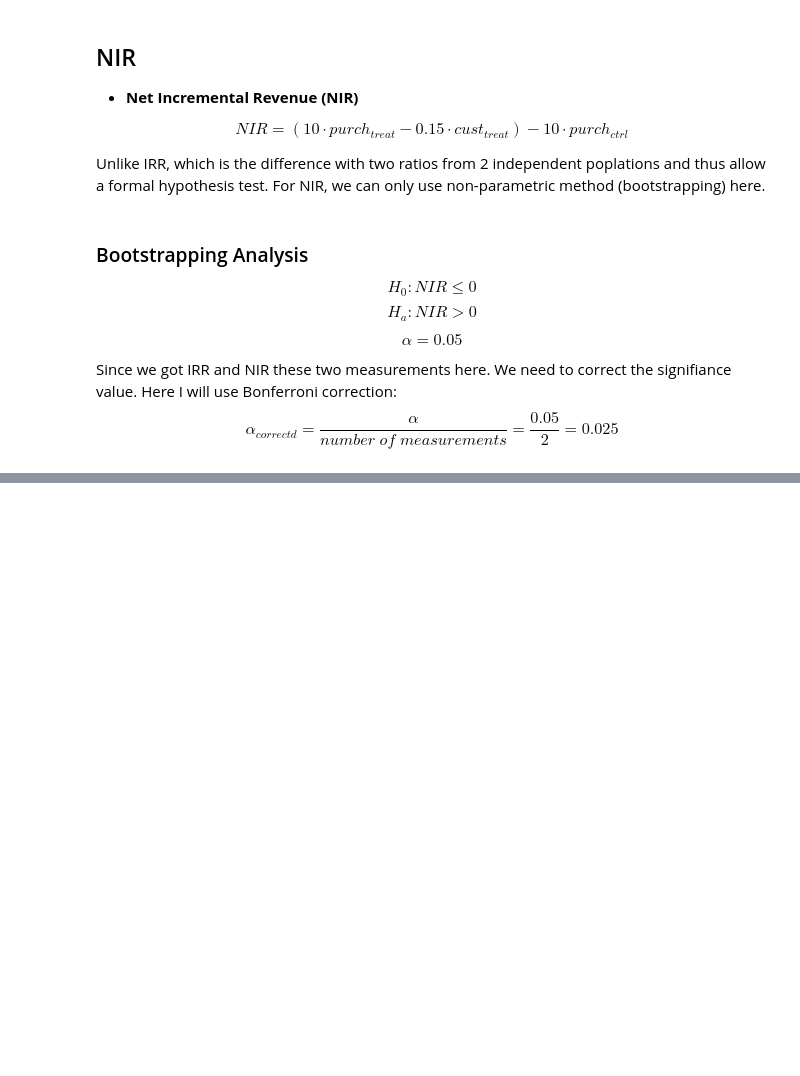
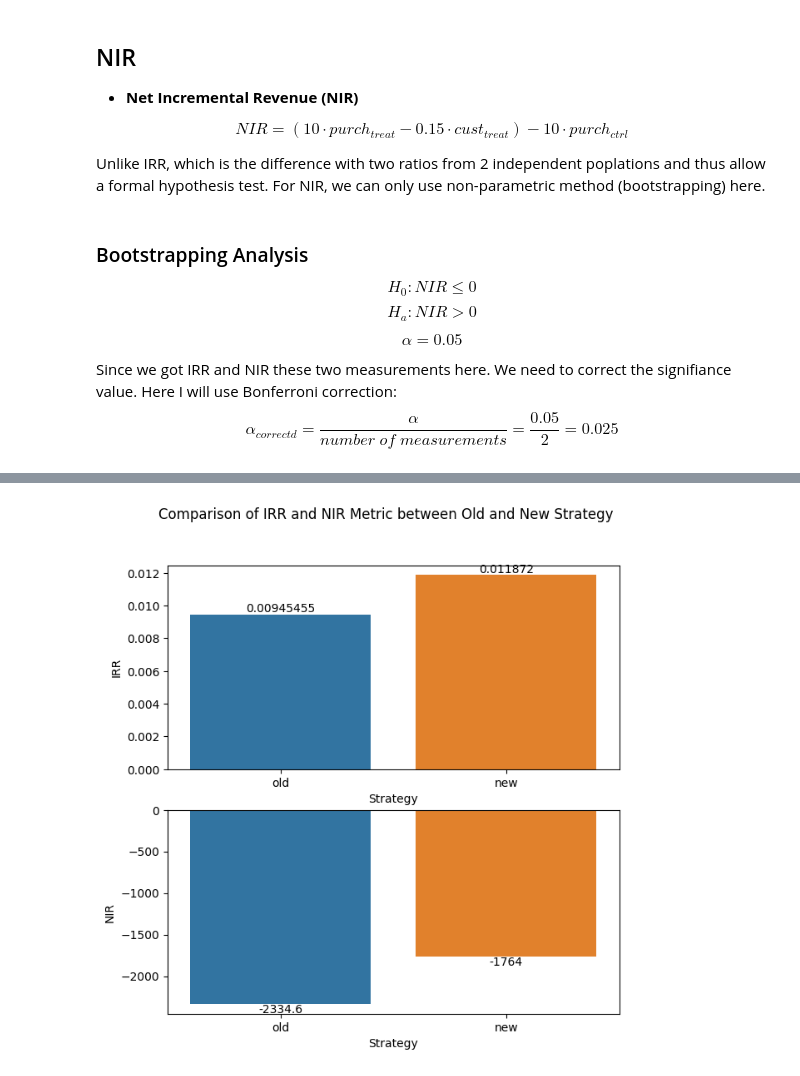
Before and after one commit to zhukuixi/Udacity_DataScientistNanoDegree, a Jupyter notebook: “Starbucks_ipynb”的副本.ipynb, the cells around one changed output, grey strips where cells are left out. Saved outputs shown, nothing was run; the diff lists cells and outputs as text; code cells hidden in the pictures; blank space fills up the shorter version.

```diff
--- a/“Starbucks_ipynb”的副本.ipynb
+++ b/“Starbucks_ipynb”的副本.ipynb
@@ -491,0 +529,23 @@ We can see that the confidence interval does not include any positive values. Th
+# %%
+def tuneRFmodel(X,y):
+  clf = RandomForestClassifier(class_weight='balanced_subsample')
+  param_dist = {
+    'max_samples':[None,0.5,0.7,0.9],
+    'max_depth' : [int(x) for x in np.linspace(start=1, stop=30, num = 10)],
+    'n_estimators':[int(x) for x in np.linspace(start = 100, stop = 2000, num = 20)]
+  }
+  # run randomized search
+  n_iter_search = 40
+  random_search = RandomizedSearchCV(
+      clf, param_distributions=param_dist,cv=3,n_iter=n_iter_search,n_jobs=4,scoring='roc_auc'
+  )
+  return random_search.fit(X,y)
+
+X = train_data.drop(['ID','Promotion','purchase'],axis=1)
+y = train_data['purchase']
+model = tuneRFmodel(X,y)
+# %%
+# Check the classifier's performance of training data
+from sklearn.metrics import classification_report
+y_predicted = model.predict(X)
+print(classification_report(y, y_predicted))
@@ -492 +561,23 @@ We can see that the confidence interval does not include any positive values. Th
+# %%
+# Check the changes in IRR and NIR between old and new strategies
+y_predicted = ['Yes' if p==1 else 'No' for p in y_predicted]
+temp_train = train_data.copy()
+temp_train['Promotion'] = y_predicted
+old_IRR = compute_IRR(train_data)
+new_IRR = compute_IRR(temp_train)
+old_NIR = compute_NIR(train_data)
+new_NIR = compute_NIR(temp_train)
+df_IRR = pd.DataFrame({'IRR':[old_IRR,new_IRR],'Strategy':['old','new']})
+df_NIR = pd.DataFrame({'NIR':[old_NIR,new_NIR],'Strategy':['old','new']})
+
+# Visualize the result
+fig, axes = plt.subplots(2, 1, figsize=(7, 7))
+fig.suptitle('Comparison of IRR and NIR Metric between Old and New Strategy')
+ax = sns.barplot(ax=axes[0], data=df_IRR, x='Strategy', y='IRR')
+ax.bar_label(ax.containers[0])
+ax = sns.barplot(ax=axes[1], data=df_NIR, x='Strategy', y='NIR')
+ax.bar_label(ax.containers[0])
+fig.show();
+# %% [output]
+[figure, added]
 # %%
```
Also changed, not shown: parts of 24 cells of this notebook.
